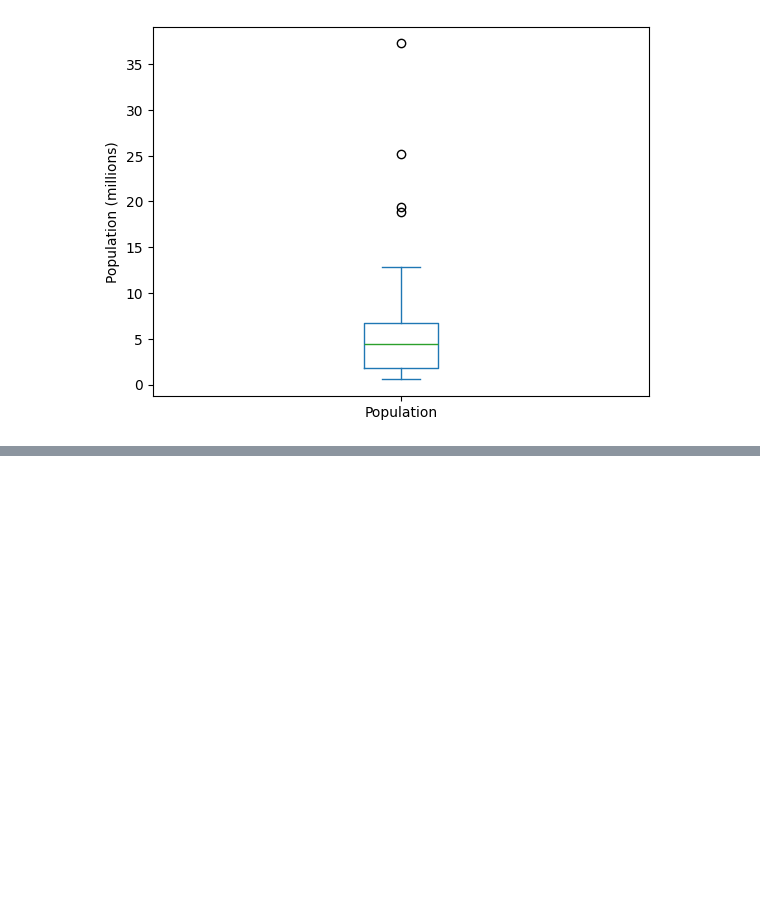
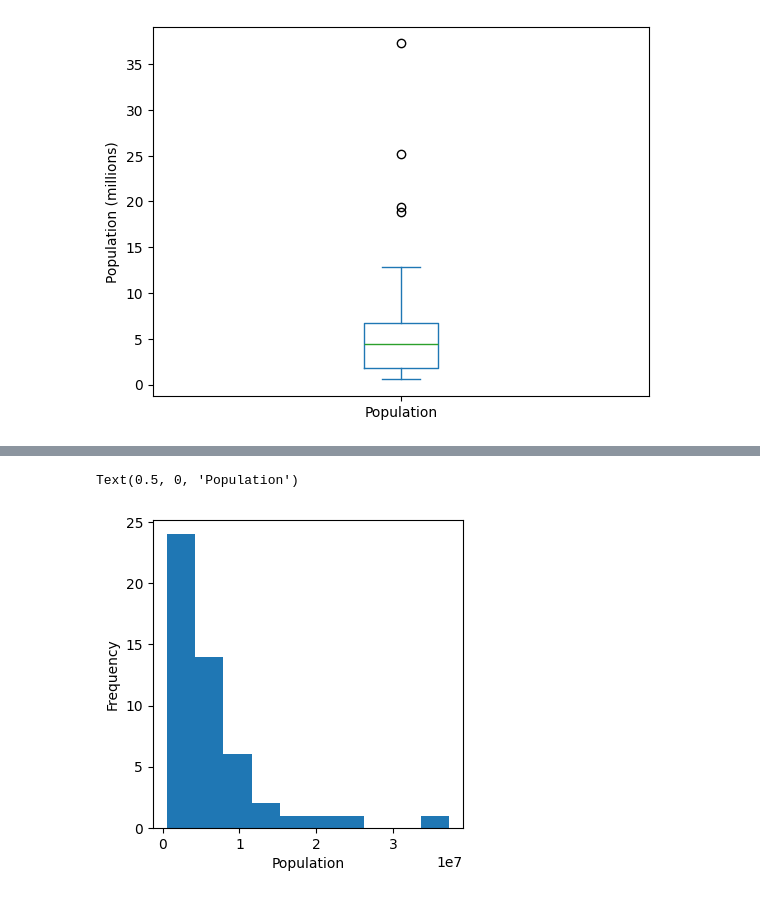
Before and after one commit to dybdeskarphet/databook, a Jupyter notebook: src/03_exploring_data_distribution.ipynb, the cells around one changed output, grey strips where cells are left out. Saved outputs shown, nothing was run; the diff lists cells and outputs as text; code cells hidden in the pictures; blank space fills up the shorter version.

```diff
--- a/src/03_exploring_data_distribution.ipynb
+++ b/src/03_exploring_data_distribution.ipynb
@@ -30,0 +51,6 @@ Text(0, 0.5, 'Population (millions)')
+# %%
+ax = state["Population"].plot.hist(figsize=(4,4))
+ax.set_xlabel("Population")
+# %% [output]
+Text(0.5, 0, 'Population')
+[figure, added]
```
Also changed, not shown: parts of 6 cells of this notebook.
